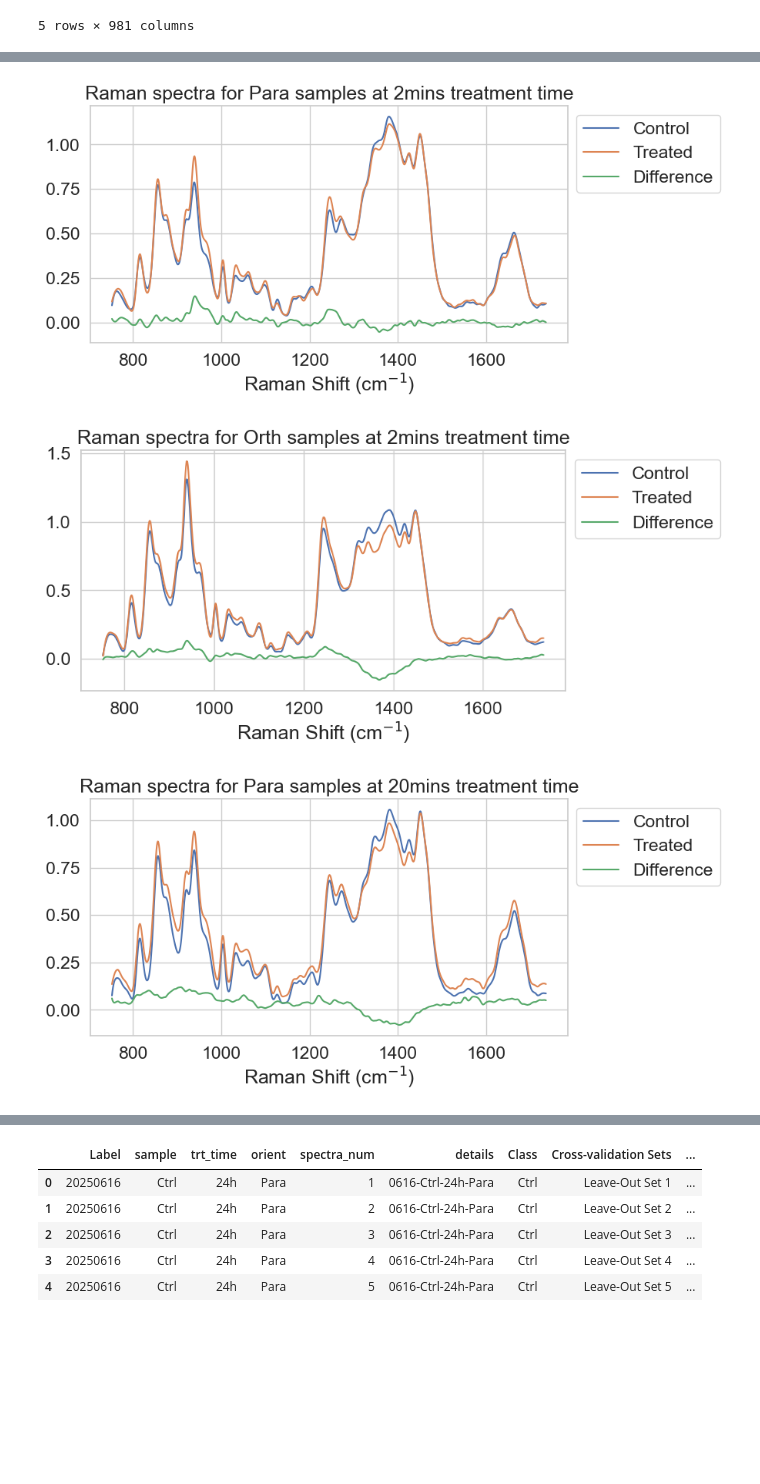
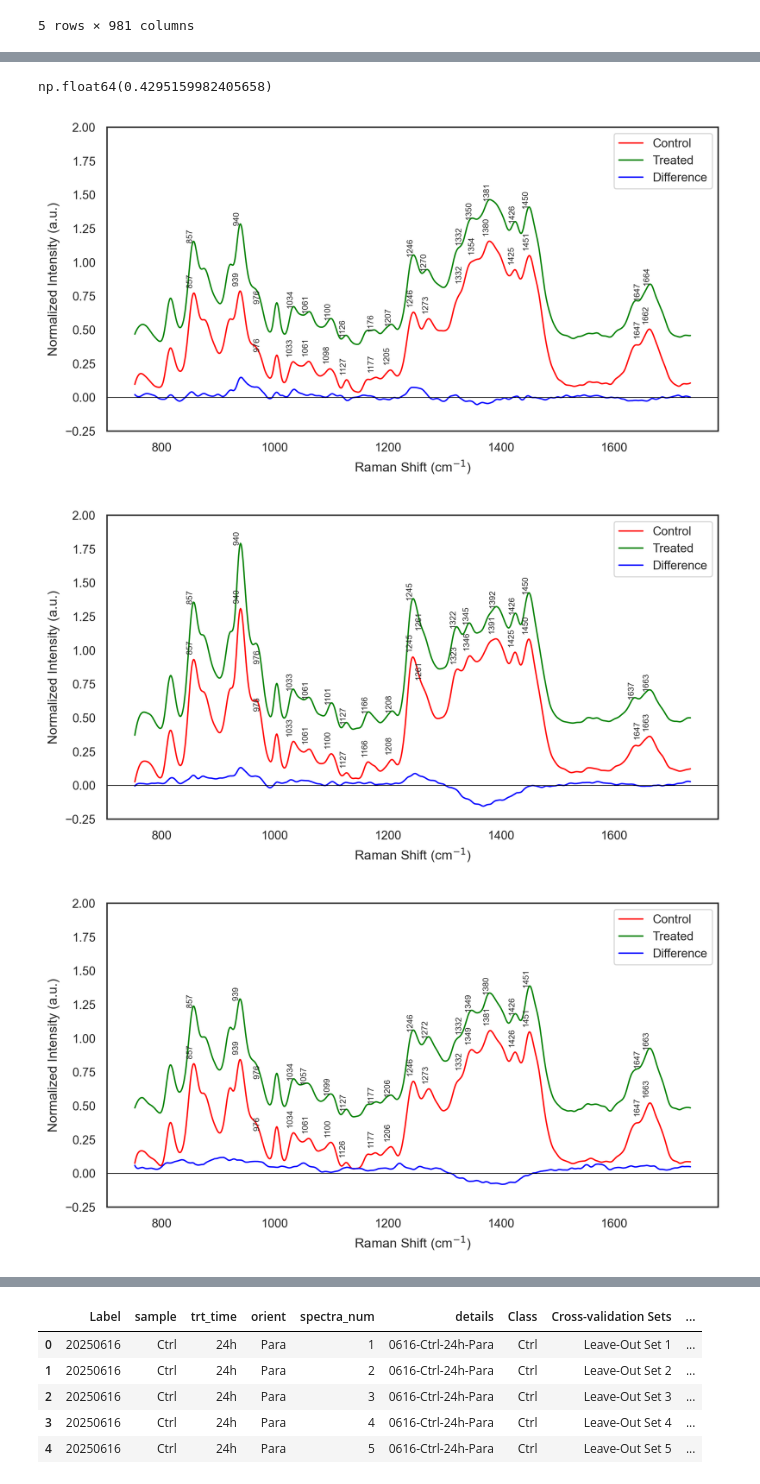
Before and after one commit to bunmiadejimi/Raman_Collagen, a Jupyter notebook: Plot renderings.ipynb, the cells around one changed output, grey strips where cells are left out. Drawn from its saved outputs; the diff is of its cells as text; code cells hidden in the pictures; blank space fills up the shorter version.

Commit message:
Update Plot renderings.ipynb
Paper plots added + line at zero crossing the diff plot.

```diff
--- a/Plot renderings.ipynb
+++ b/Plot renderings.ipynb
@@ -37,0 +63,11 @@ df_mean.head()
+# %%
+ctrs = [816, 857, 876, 921, 940, 970, 1003, 1033, 1062, 1100, 1127, 1167, 1207, 1245, 1270, 1321, 1344, 1381, 1426, 1451, 1636, 1663]
+for c in ctrs:
+    mask = (sub.columns[5:] >= c - 10) & (sub.columns[5:] <= c + 11)
+
+    loc_idx = sub.columns[5:][mask]
+    peak_idx = sub.iloc[0, 5:][mask]
+
+    idx_max = np.argmax(peak_idx)
+    peak_wl = loc_idx[idx_max]
+    print(peak_wl)
@@ -38,29 +98,62 @@ df_mean.head()
+# %%
+peak_idx.values[idx_max]
+# %% [output]
+np.float64(0.4295159982405658)
 # %%
-for i in ['2mins', '20mins', '40mins', '60mins', '24h']:
+sns.set_theme(style = 'white', context = 'paper')
+for i in ['2mins', '20mins', '40mins', '60mins']:#, '24h'
     for j in ['Para', 'Orth']:
         sub = df_mean[(df_mean['trt_time'] == i) & (df_mean['orient'] == j)]
         diff = sub.iloc[1, 5:].values - sub.iloc[0, 5:].values
 
-        plt.figure(figsize = (8, 4))
+        plt.figure(figsize = (8, 4), dpi = 300)
         sns.lineplot(
             x = sub.columns[5:].astype(float),
             y = sub.iloc[0, 5:].values,
-            label = 'Control'
+            label = 'Control',
+            color = 'red',
+            lw = 1
         )
         sns.lineplot(
             x = sub.columns[5:].astype(float),
-            y = sub.iloc[1, 5:].values,
-            label = 'Treated'
+            y = sub.iloc[1, 5:].values +.35,
+            label = 'Treated',
+            color = 'green',
+            lw = 1
         )
         sns.lineplot(
             x = sub.columns[5:].astype(float),
             y = diff,
-            label = 'Difference'
+            label = 'Difference',
+            color = 'blue',
+            lw = 1
         )
-        plt.title(f'Raman spectra for {j} samples at {i} treatment time')
+        #plt.title(f'Raman spectra for {j} samples at {i} treatment time')
         plt.legend(bbox_to_anchor = (1, 1))
         plt.xlabel("Raman Shift (cm$^{-1}$)")
+        plt.ylabel("Normalized Intensity (a.u.)")
+        plt.ylim(-.25, 2)
+        plt.axhline(0, lw = .5, color = 'black')
+
+        ctrs = [857,940, 985,1033, 1062, 1100, 1127, 1167, 1207, 1245, 1270, 1321, 1344, 1381, 1426, 1451, 1636, 1663]#816, 857, 876, 921,  1003,
+        for c in ctrs:
+            for b in [0, 1]:
+                mask = (sub.columns[5:] >= c - 10) & (sub.columns[5:] <= c + 11)
+
+                loc_idx = sub.columns[5:][mask]
+                peak_idx = sub.iloc[b, 5:][mask]
+
+                idx_max = np.argmax(peak_idx)
+                peak_wl = loc_idx[idx_max]
+                int_val = peak_idx.values[idx_max]
+                #print(int_val)
+                if b == 0:
+                    plt.text(peak_wl, int_val + .05,#.3 * (len(sub) + 0.3),
+                    f'{peak_wl:.0f}', rotation=90, fontsize=6, ha='right')
+                else:
+                    plt.text(peak_wl, int_val + .35,#.5 * (len(sub) + 0.3),
+                        f'{peak_wl:.0f}', rotation=90, fontsize=6, ha='right')
 # %% [output]
-[figure, old version]
+[figure, new version]
-[figure, old version]
+[figure, new version]
-[figure, old version]
+[figure, new version]
```
Also changed, not shown: parts of 7 cells of this notebook.
